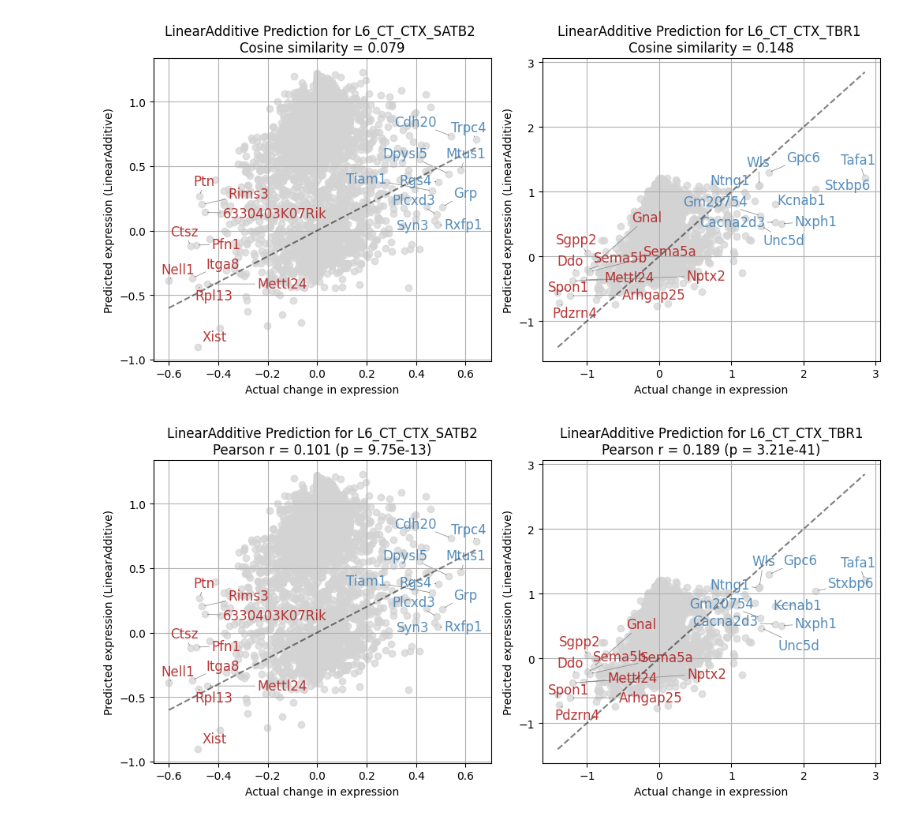
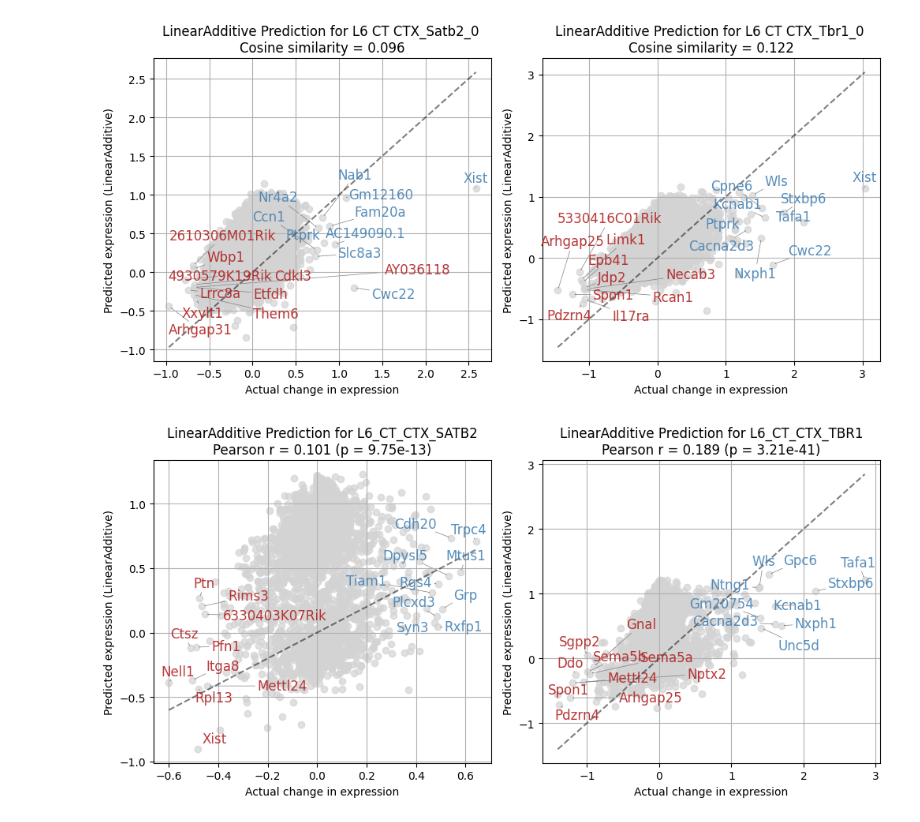
Before and after one commit to asunboi/proving-ground, a Jupyter notebook: 3_visualize/evaluation.ipynb, the cells around one changed output. Cells and saved outputs as stored; diff of their text form; code cells hidden in the pictures.

```diff
--- a/3_visualize/evaluation.ipynb
+++ b/3_visualize/evaluation.ipynb
@@ -8,9 +8,13 @@ import math
 import scanpy as sc
 
 boli = sc.read_h5ad('/gpfs/home/asun/jin_lab/perturbench/raw_data/boli_ctx_scprocess_no+ctrl.h5ad')
+boli = sc.read_h5ad('/gpfs/home/asun/jin_lab/perturbench/0_datasets/linear/linear_baseline.h5ad')
+
 
 pkl_res = "/gpfs/home/asun/jin_lab/perturbench/1_train/logs/train/runs/2025-09-26_11-01-16_boli_linear_baseline/evaluation/eval.pkl"
 pkl_res = "/gpfs/home/asun/jin_lab/perturbench/1_train/logs/train/multiruns/2025-10-07_11-33-35/3/evaluation/eval.pkl"
+pkl_res = "/gpfs/home/asun/jin_lab/perturbench/1_train/logs/train/multiruns/2025-10-26_17-20-19/1/evaluation/eval.pkl"
+pkl_res = "/gpfs/home/asun/jin_lab/perturbench/1_train/logs/train/multiruns/2025-10-28_13-44-13/2/evaluation/eval.pkl"
 
 with open(pkl_res, "rb") as f:
     eval_data = pickle.load(f)
@@ -40,34 +44,34 @@ for i, cell_pert in enumerate(cell_perts):
     colors = ["steelblue" if idx in top10_idx else "firebrick" for idx in range(len(y_vals))]
 
     ax.scatter(x_vals, y_vals, alpha=0.7, color="lightgray")
     ax.plot([x_vals.min(), x_vals.max()], [x_vals.min(), x_vals.max()], 'k--', alpha=0.5)
     ax.set_xlabel("Actual change in expression")
     ax.set_ylabel(f"Predicted expression ({model_name})")
     ax.set_title(f"{model_name} Prediction for {cell_pert} \nCosine similarity = {cos_sim:.3f}")
     ax.grid(True)
 
     texts = []
     for idx in top_and_bottom_idx:
         color = "steelblue" if idx in top10_idx else "firebrick"
         texts.append(
             ax.text(
                 x_vals[idx], y_vals[idx], genes[idx],
                 fontsize=12,
                 color=color,
                 alpha=0.9,
                 ha='right' if idx in top10_idx else 'left',
                 va='bottom'
             )
         )
     adjust_text(texts, arrowprops=dict(arrowstyle='->', color='gray', lw=0.5), ax=ax)
 
 for j in range(num_plots, len(axes)):
     fig.delaxes(axes[j])
 
 plt.tight_layout()
 plt.show()
 # %% [output]
-[figure, old version]
+[figure, new version]
 # %%
 import matplotlib.pyplot as plt
 import numpy as np
```
Also changed, not shown: parts of 2 cells of this notebook, 8 other files.
